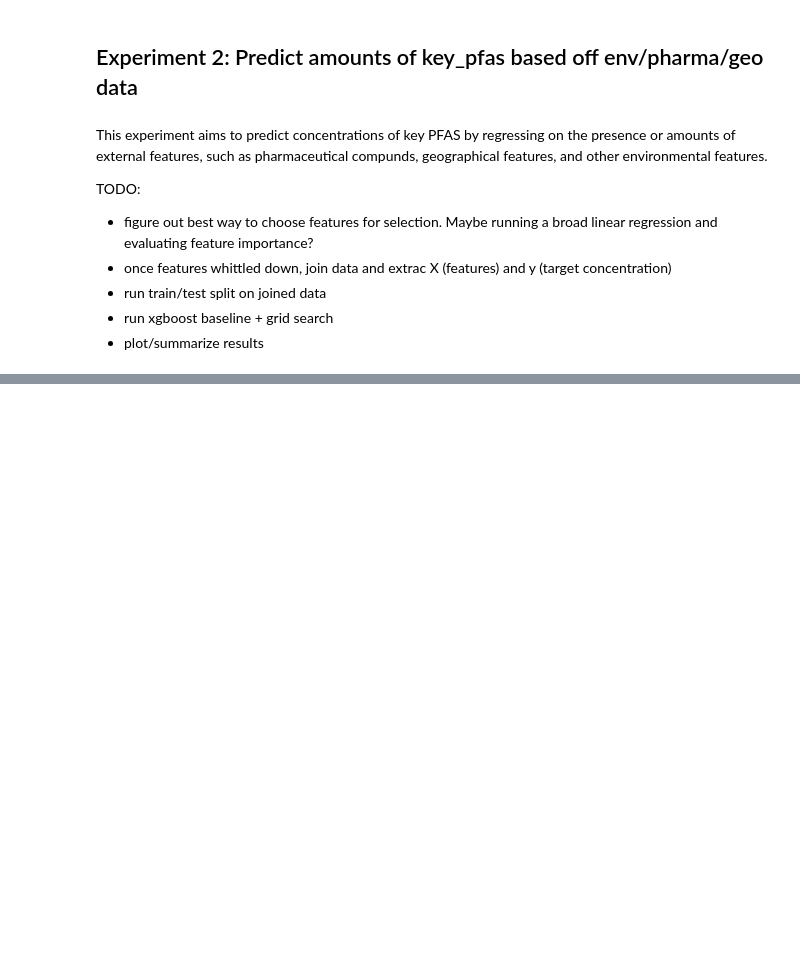
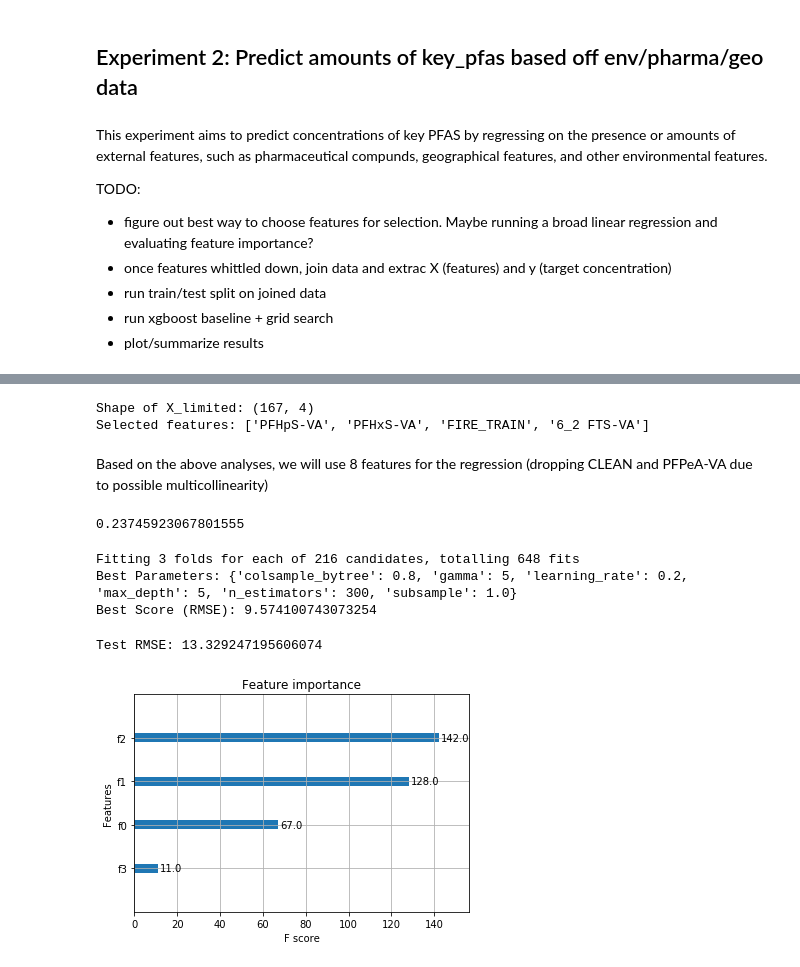
Before and after one commit to jenellemillison/theory_of_ml_for_pfas, a Jupyter notebook: am-boosted-trees.ipynb, the cells around one changed output, grey strips where cells are left out. Drawn from its saved outputs; the diff is of its cells as text; code cells hidden in the pictures; blank space fills up the shorter version.

```diff
--- a/am-boosted-trees.ipynb
+++ b/am-boosted-trees.ipynb
@@ -213,0 +459,71 @@ TODO:
+# %%
+# Select top 10 and drop two correlated ones --> changed to top 5 after seeing it improves results
+selected_features = feature_importance_df.head(5)['Feature'].values
+selected_features = [feature for feature in selected_features if feature not in ['CLEAN', 'PFPeA-VA']]
+X_selected_df = X[numeric_columns_X].loc[:, selected_features]
+
+X_limited = X_selected_df.values
+
+print("Shape of X_limited:", X_limited.shape)
+print("Selected features:", selected_features)
+# %% [output]
+Shape of X_limited: (167, 4)
+Selected features: ['PFHpS-VA', 'PFHxS-VA', 'FIRE_TRAIN', '6_2 FTS-VA']
+# %% [markdown]
+Based on the above analyses, we will use 8 features for the regression (dropping CLEAN and PFPeA-VA due to possible multicollinearity)
+# %%
+xgb_model = xgb.XGBRegressor()
+X_train, X_test, y_train, y_test = train_test_split(X_limited, y, test_size=0.2, random_state=42)
+xgb_model.fit(X_train, y_train)
+# output results
+xgb_model.score(X_test,y_test)
+# poor results... try boosted tree? Or tweak setup first?
+# %% [output]
+0.23745923067801555
+# %%
+# boosted trees with grid search
+# GRID SEARCH for hyperparameter tuning
+xgb_reg = xgb.XGBRegressor(objective="reg:squarederror", eval_metric="rmse", use_label_encoder=False)
+
+# Define the parameter grid
+param_grid = {
+    'max_depth': [3, 5], # 7
+    'learning_rate': [0.01, 0.1, 0.2],
+    'n_estimators': [100, 200, 300],
+    'gamma': [0, 1, 5],
+    'subsample': [0.8, 1.0],
+    'colsample_bytree': [0.8, 1.0]
+}
+
+grid_search = GridSearchCV(
+    estimator=xgb_reg,
+    param_grid=param_grid,
+    scoring='neg_root_mean_squared_error',
+    cv=3,  # 3-fold cross-validation, limited due to memory constraints
+    verbose=2,
+    n_jobs=-1
+)
+
+grid_search.fit(X_train, y_train)
+
+# best parameters and score
+print("Best Parameters:", grid_search.best_params_)
+print("Best Score (RMSE):", -grid_search.best_score_)
+# %% [output]
+Fitting 3 folds for each of 216 candidates, totalling 648 fits
+Best Parameters: {'colsample_bytree': 0.8, 'gamma': 5, 'learning_rate': 0.2, 'max_depth': 5, 'n_estimators': 300, 'subsample': 1.0}
+Best Score (RMSE): 9.574100743073254
+# %%
+best_model = grid_search.best_estimator_
+y_pred = grid_search.best_estimator_.predict(X_test)
+test_predictions = best_model.predict(X_test)
+test_rmse = np.sqrt(mean_squared_error(y_test, test_predictions))
+print("Test RMSE:", test_rmse)
+# %% [output]
+Test RMSE: 13.329247195606074
+# %%
+# feature importance
+xgb.plot_importance(best_model)
+plt.show()
+# %% [output]
+[figure, added]
```
Also changed, not shown: parts of 26 cells of this notebook.
